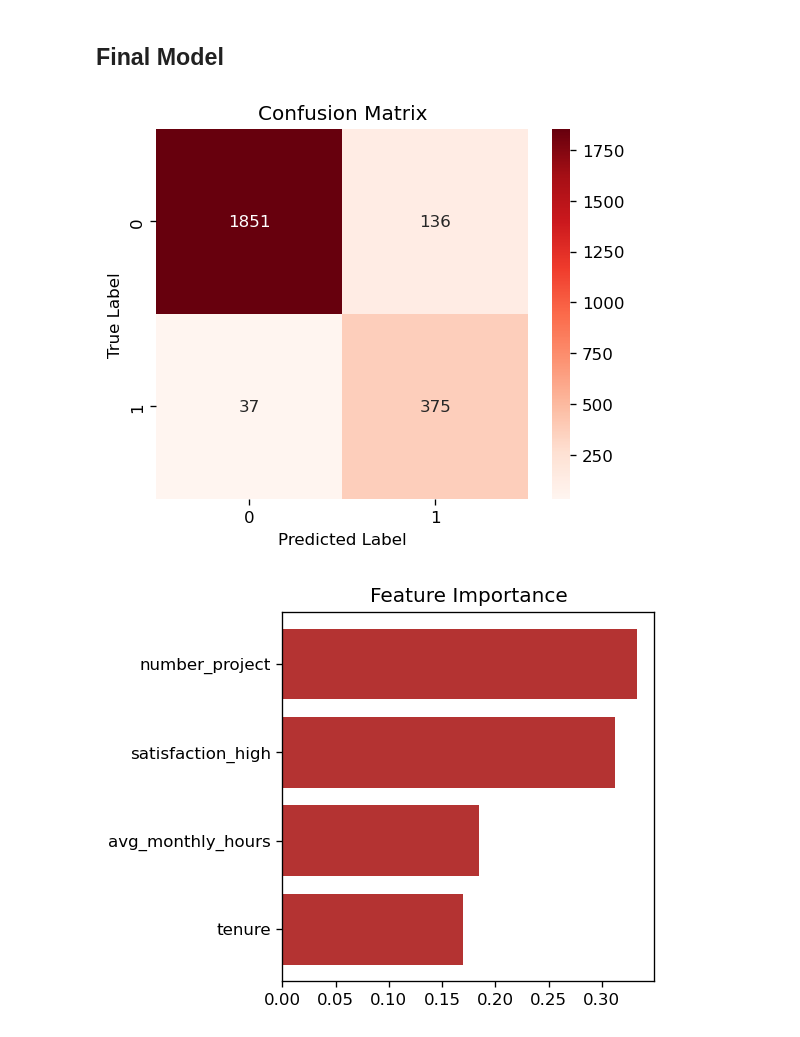
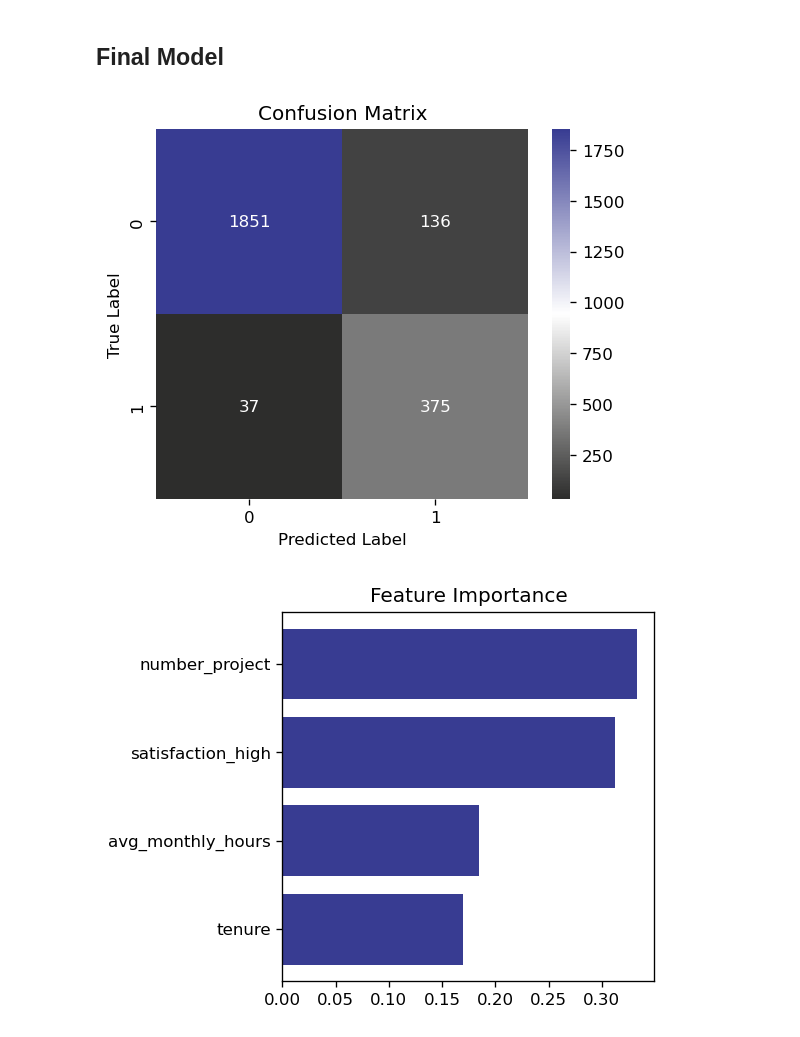
Before and after one commit to SameeckBhatia/Salifort-EDP, a Jupyter notebook: notebook.ipynb, the cells around one changed output. Cells and saved outputs as stored; diff of their text form; code cells hidden in the pictures.

Commit message:
Changing plot colours

```diff
--- a/notebook.ipynb
+++ b/notebook.ipynb
@@ -172,6 +173,8 @@ tenure               53.206376
 Name: std, dtype: float64
 # %% [markdown]
 ## Visualizations
+# %%
+cmap = LinearSegmentedColormap.from_list("custom_cmap", ["#2D2D2C", "#FFFFFF", "#383C92"], N=256)
 # %%
 temp_df = df["salary"].value_counts()
 
@@ -453,23 +456,23 @@ final_model = model3
 # %%
 y_pred = final_model.predict(X_test2)
 cm = confusion_matrix(y_test2, y_pred)
 
 plt.subplots(figsize=(5, 4), dpi=120)
-sns.heatmap(cm, annot=True, cmap="Reds", fmt="g")
+sns.heatmap(cm, annot=True, cmap=cmap, fmt="g")
 plt.title("Confusion Matrix")
 plt.xlabel("Predicted Label")
 plt.ylabel("True Label")
 plt.show()
 # %% [output]
-[figure, old version]
+[figure, new version]
 # %%
 importances = final_model.best_estimator_.feature_importances_
 importance_matrix = pd.DataFrame(importances, columns=["Importance"], index=X_train2.columns)
 importance_matrix = importance_matrix[importance_matrix["Importance"].round(2)!=0].sort_values("Importance")
 
 fig, ax = plt.subplots(figsize=(4, 4), dpi=120)
-ax.barh(importance_matrix.index, importance_matrix["Importance"], color="#B43332")
+ax.barh(importance_matrix.index, importance_matrix["Importance"], color="#383C92")
 plt.title("Feature Importance")
 plt.show()
 # %% [output]
-[figure, old version]
+[figure, new version]
```
Also changed, not shown: parts of 13 cells of this notebook.
